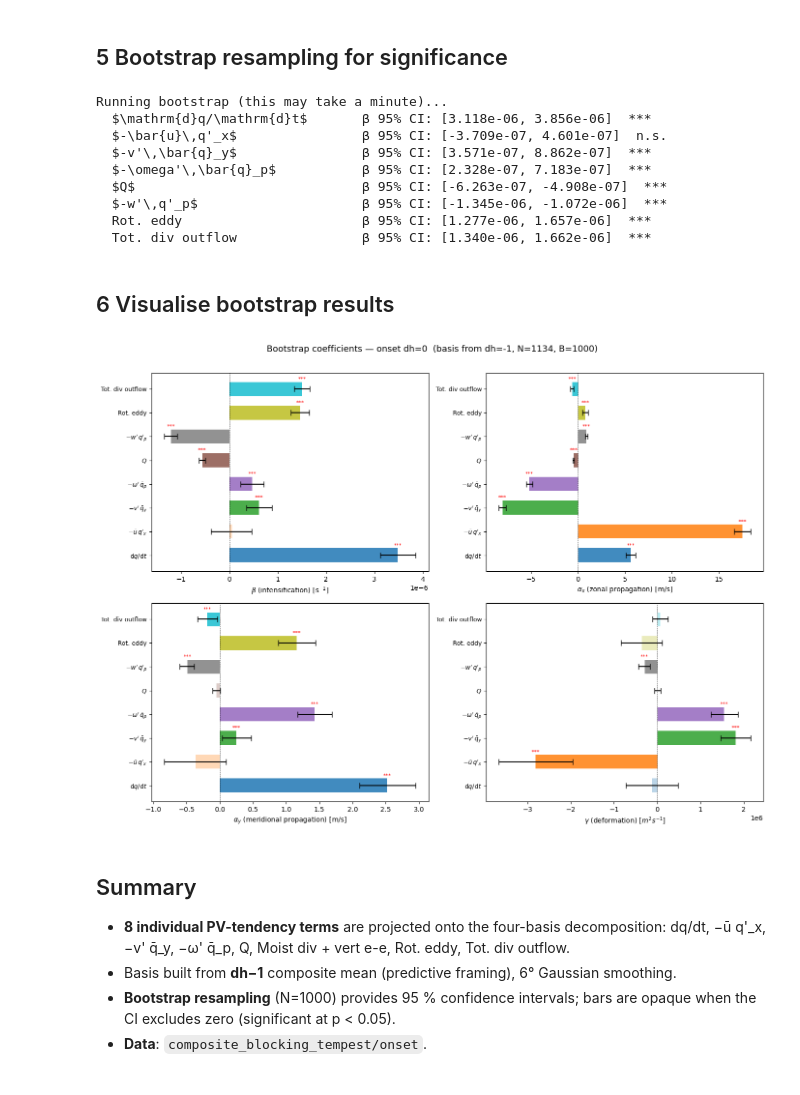
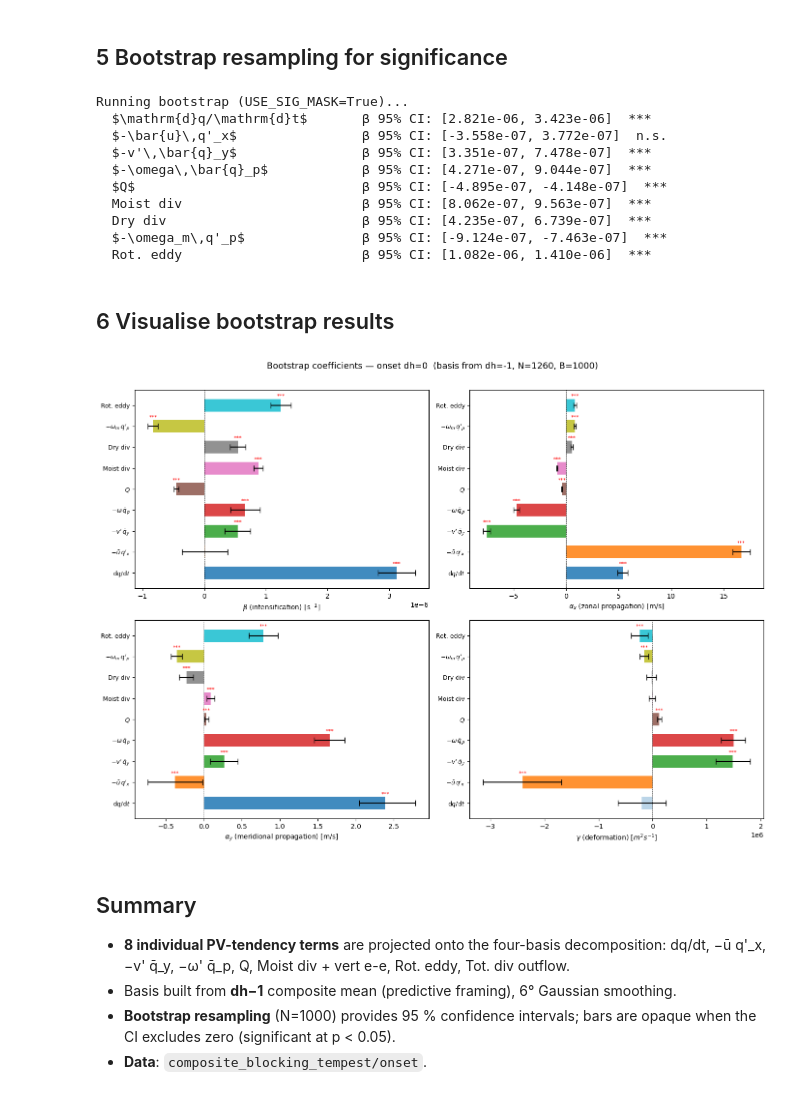
Before and after one commit to yanxingjianken/pvtend, a Jupyter notebook: examples/05b_grouped_terms_bootstrap.ipynb, the cells around one changed output. Saved outputs shown, nothing was run; the diff lists cells and outputs as text; code cells hidden in the pictures.

```diff
--- a/examples/05b_grouped_terms_bootstrap.ipynb
+++ b/examples/05b_grouped_terms_bootstrap.ipynb
@@ -21,7 +27,7 @@ from pvtend.decomposition.basis import PRENORM_PHI1
 DATA_ROOT = "/net/flood/data2/users/x_yan/composite_blocking_tempest"
 STAGE = "onset"
 DH = 0
-SMOOTH_DEG = 6.0
+SMOOTH_DEG = 3.0
 GRID_SP = 1.5
 
 # Basis always from dh-1 (predictive framing)
@@ -100,16 +108,18 @@ TERMS = {
     r"$\mathrm{d}q/\mathrm{d}t$":        lambda e: e["pv_anom_dt"] + e["pv_bar_dt"],
     r"$-\bar{u}\,q'_x$":                  lambda e: -e["u_bar_pv_anom_dx"],
     r"$-v'\,\bar{q}_y$":                  lambda e: -e["v_anom_pv_bar_dy"],
-    r"$-\omega'\,\bar{q}_p$":             lambda e: -e["w_anom_pv_bar_dp"],
+    r"$-\omega\,\bar{q}_p$":             lambda e: -(e["w_anom_pv_bar_dp"]
+                                                       + e["w_bar_pv_bar_dp"]),
     r"$Q$":                                lambda e: e["Q"],
-    # r"Moist div + vert e-e":               lambda e: -(e["u_div_moist_pv_anom_dx"]
-    #                                                    + e["v_div_moist_pv_anom_dy"]
-    #                                                    + e["w_anom_pv_anom_dp"]),
-    r"$-w'\,q'_p$":                         lambda e: -(e["w_anom_pv_anom_dp"]),
+    r"Moist div":                       lambda e: -(e["u_div_moist_pv_anom_dx"]
+                                                       + e["v_div_moist_pv_anom_dy"]),
+    r"Dry div":                       lambda e: -(e["u_div_dry_pv_anom_dx"]
+                                                       + e["v_div_dry_pv_anom_dy"]),
+    r"$-\omega_m\,q'_p$":                         lambda e: -(e["w_moist_pv_anom_dp"]),
     r"Rot. eddy":                          lambda e: -(e["u_rot_pv_anom_dx"]
                                                        + e["v_rot_pv_anom_dy"]),
-    r"Tot. div outflow":                   lambda e: -(e["u_div_pv_anom_dx"]
-                                                       + e["v_div_pv_anom_dy"]),
+    # r"Tot. div outflow":                   lambda e: -(e["u_div_pv_anom_dx"]
+    #                                                    + e["v_div_pv_anom_dy"]),
 }
 
 TERM_NAMES = list(TERMS.keys())
@@ -147,11 +185,26 @@ rng = np.random.default_rng(42)
 n_events = len(events)
 
 def bootstrap_term(name, func, n_boot=N_BOOT):
-    """Bootstrap the projected coefficients for one term."""
+    """Bootstrap the projected coefficients for one term.
+
+    If USE_SIG_MASK: per-event field is masked by the composite sig_mask
+    (same approach as notebook 07's bootstrap_project).
+    """
+    # Get sig_mask for this term (compute if not already cached)
+    if USE_SIG_MASK:
+        if name in term_sig_masks:
+            sig_m = term_sig_masks[name]
+        else:
+            _, sig_m = bootstrap_field(events, func)
+            term_sig_masks[name] = sig_m
+
     # Per-event projections (dh=DH fields onto dh-1 basis)
     per_event = []
     for e in events:
-        field_s = smooth(func(e))
+        raw = func(e)
+        if USE_SIG_MASK:
+            raw = np.where(sig_m, raw, 0.0)
+        field_s = smooth(raw)
         p = project_field(field_s, basis)
         per_event.append({k: p[k] for k in ["beta", "ax", "ay", "gamma"]})
 
@@ -167,23 +220,24 @@ def bootstrap_term(name, func, n_boot=N_BOOT):
 
     return boot
 
-print("Running bootstrap (this may take a minute)...")
+print(f"Running bootstrap (USE_SIG_MASK={USE_SIG_MASK})...")
 boot_results = {}
 for name, func in TERMS.items():
     boot_results[name] = bootstrap_term(name, func)
-    lo, hi = np.percentile(boot_results[name]["beta"], [2.5, 97.5])
+    lo, hi = np.nanpercentile(boot_results[name]["beta"], [2.5, 97.5])
     sig = "***" if lo * hi > 0 else "n.s."
     print(f"  {name:30s}  β 95% CI: [{lo:.3e}, {hi:.3e}]  {sig}")
 # %% [output]
-Running bootstrap (this may take a minute)...
-  $\mathrm{d}q/\mathrm{d}t$       β 95% CI: [3.118e-06, 3.856e-06]  ***
-  $-\bar{u}\,q'_x$                β 95% CI: [-3.709e-07, 4.601e-07]  n.s.
-  $-v'\,\bar{q}_y$                β 95% CI: [3.571e-07, 8.862e-07]  ***
-  $-\omega'\,\bar{q}_p$           β 95% CI: [2.328e-07, 7.183e-07]  ***
-  $Q$                             β 95% CI: [-6.263e-07, -4.908e-07]  ***
-  $-w'\,q'_p$                     β 95% CI: [-1.345e-06, -1.072e-06]  ***
-  Rot. eddy                       β 95% CI: [1.277e-06, 1.657e-06]  ***
-  Tot. div outflow                β 95% CI: [1.340e-06, 1.662e-06]  ***
+Running bootstrap (USE_SIG_MASK=True)...
+  $\mathrm{d}q/\mathrm{d}t$       β 95% CI: [2.821e-06, 3.423e-06]  ***
+  $-\bar{u}\,q'_x$                β 95% CI: [-3.558e-07, 3.772e-07]  n.s.
+  $-v'\,\bar{q}_y$                β 95% CI: [3.351e-07, 7.478e-07]  ***
+  $-\omega\,\bar{q}_p$            β 95% CI: [4.271e-07, 9.044e-07]  ***
+  $Q$                             β 95% CI: [-4.895e-07, -4.148e-07]  ***
+  Moist div                       β 95% CI: [8.062e-07, 9.563e-07]  ***
+  Dry div                         β 95% CI: [4.235e-07, 6.739e-07]  ***
+  $-\omega_m\,q'_p$               β 95% CI: [-9.124e-07, -7.463e-07]  ***
+  Rot. eddy                       β 95% CI: [1.082e-06, 1.410e-06]  ***
 # %% [markdown]
 ## 6  Visualise bootstrap results
 # %%
@@ -194,35 +248,35 @@ coef_labels = [r"$\beta$ (intensification) [s$^{-1}$]",
                r"$\alpha_y$ (meridional propagation) [m/s]",
                r"$\gamma$ (deformation) [$m^2s^{-1}$]"]
 
 n_terms = len(TERMS)
 colors = plt.cm.tab10(np.linspace(0, 1, n_terms))
 
 for ax, cname, clabel in zip(axes.flat, coef_names, coef_labels):
     for i, (tname, bdata) in enumerate(boot_results.items()):
         vals = bdata[cname]
         mean = vals.mean()
-        lo, hi = np.percentile(vals, [2.5, 97.5])
+        lo, hi = np.nanpercentile(vals, [2.5, 97.5])
         sig = lo * hi > 0  # CI excludes zero?
 
         ax.barh(i, mean, xerr=[[mean - lo], [hi - mean]],
                 color=colors[i],
                 alpha=0.85 if sig else 0.3,
                 capsize=4, height=0.6)
         if sig:
             ax.text(mean, i + 0.35, "***", ha="center", fontsize=8, color="red")
 
     ax.set_yticks(range(n_terms))
     ax.set_yticklabels(TERM_NAMES, fontsize=9)
     ax.axvline(0, color="k", lw=0.5, ls="--")
     ax.set_xlabel(clabel, fontsize=10)
 
 fig.suptitle(f"Bootstrap coefficients — {STAGE} dh={DH}  "
              f"(basis from dh={DH_BASIS}, N={n_events}, B={N_BOOT})",
              fontsize=13, y=1.01)
 fig.tight_layout()
 plt.show()
 # %% [output]
-[figure, old version]
+[figure, new version]
 # %% [markdown]
 ## Summary
 
```
Also changed, not shown: parts of 6 cells of this notebook, 15 other files.
